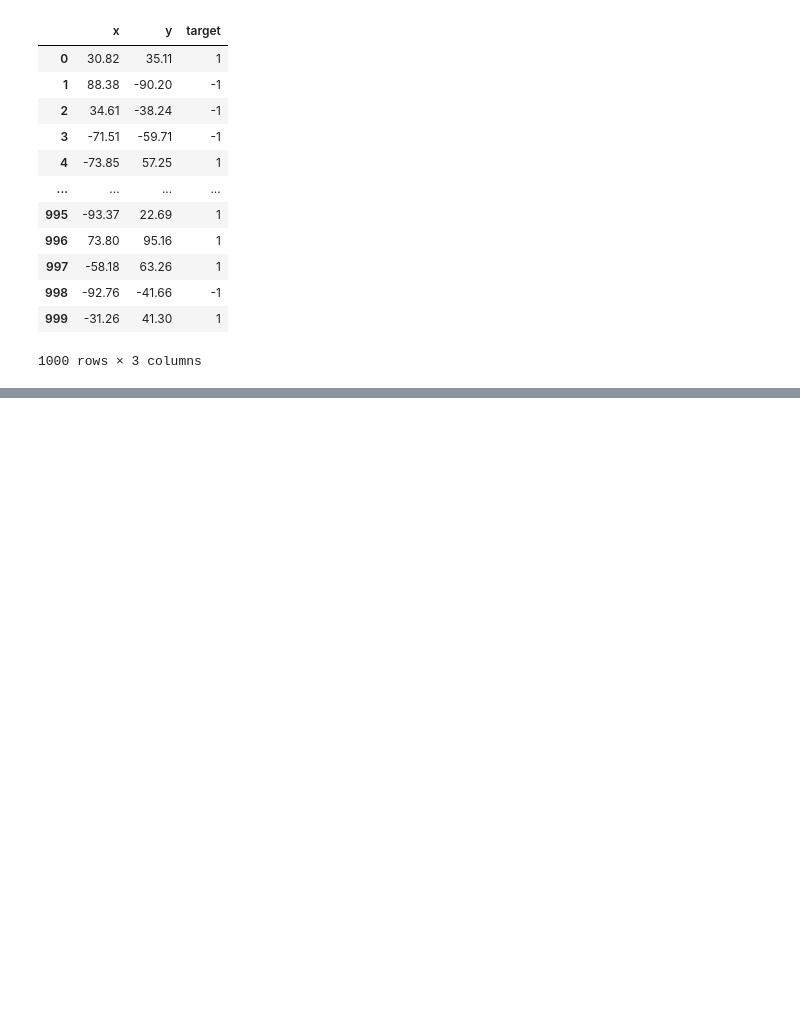
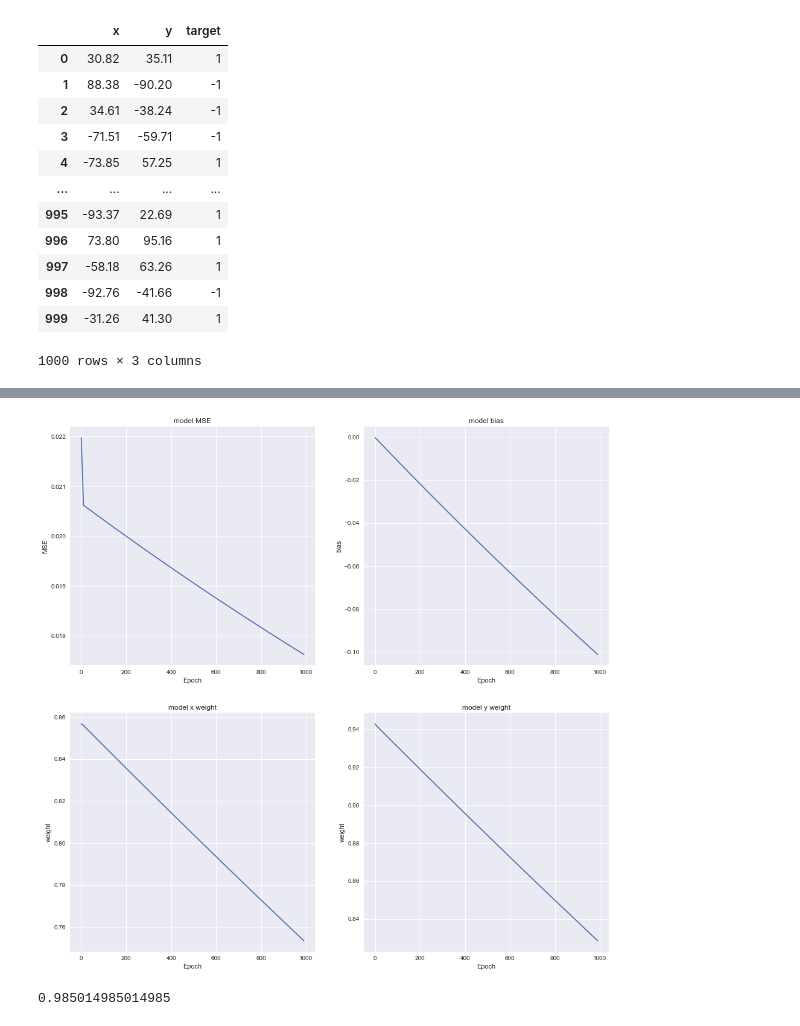
Before and after one commit to zivm20/NN-Spring-Project-1, a Jupyter notebook: Main_program .ipynb, the cells around one changed output, grey strips where cells are left out. Cells and saved outputs as stored; diff of their text form; code cells hidden in the pictures; blank space fills up the shorter version.

```diff
--- a/Main_program .ipynb
+++ b/Main_program .ipynb
@@ -39,0 +333,4 @@ trainA
+# %%
+activationFunction = lambda x: 1 if abs(x) <=1 else -1
+ad2 = Adaline(seed,bias=0,learning_rate=0.000025,repeats=1000,activationFunction=activationFunction)
+performance2 = ad2.fit(trainB.loc[:,["x","y"]], trainB["target"], logRate = 10,verbose=1,precision=10)
@@ -39,0 +355,9 @@ trainA
+# %%
+plot_performance(performance=performance2,name="partB_stats")
+# %% [output]
+[figure, added]
+# %%
+testB_res = ad2.predict(testB.loc[:,["x","y"]])
+accuracy_score(testB["target"],testB_res)
+# %% [output]
+0.985014985014985
```
Also changed, not shown: parts of 60 cells of this notebook, 14 other files.
